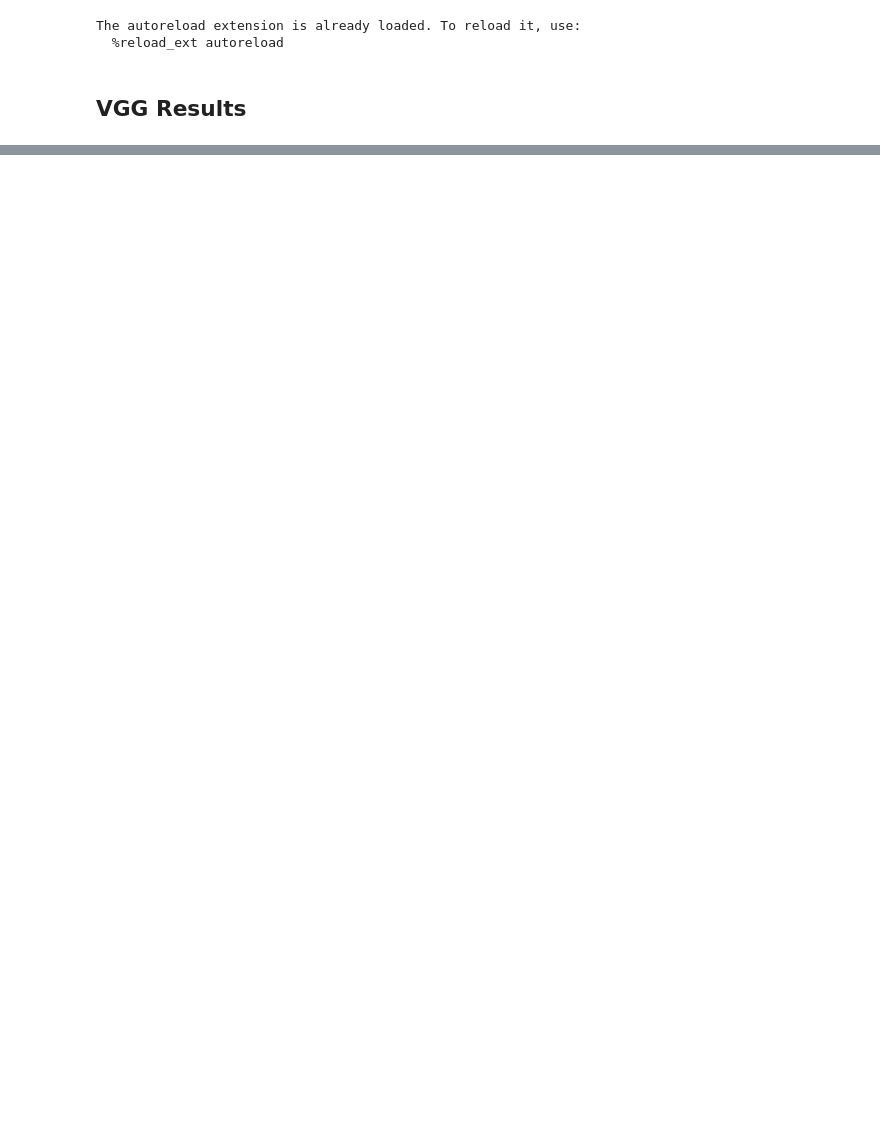
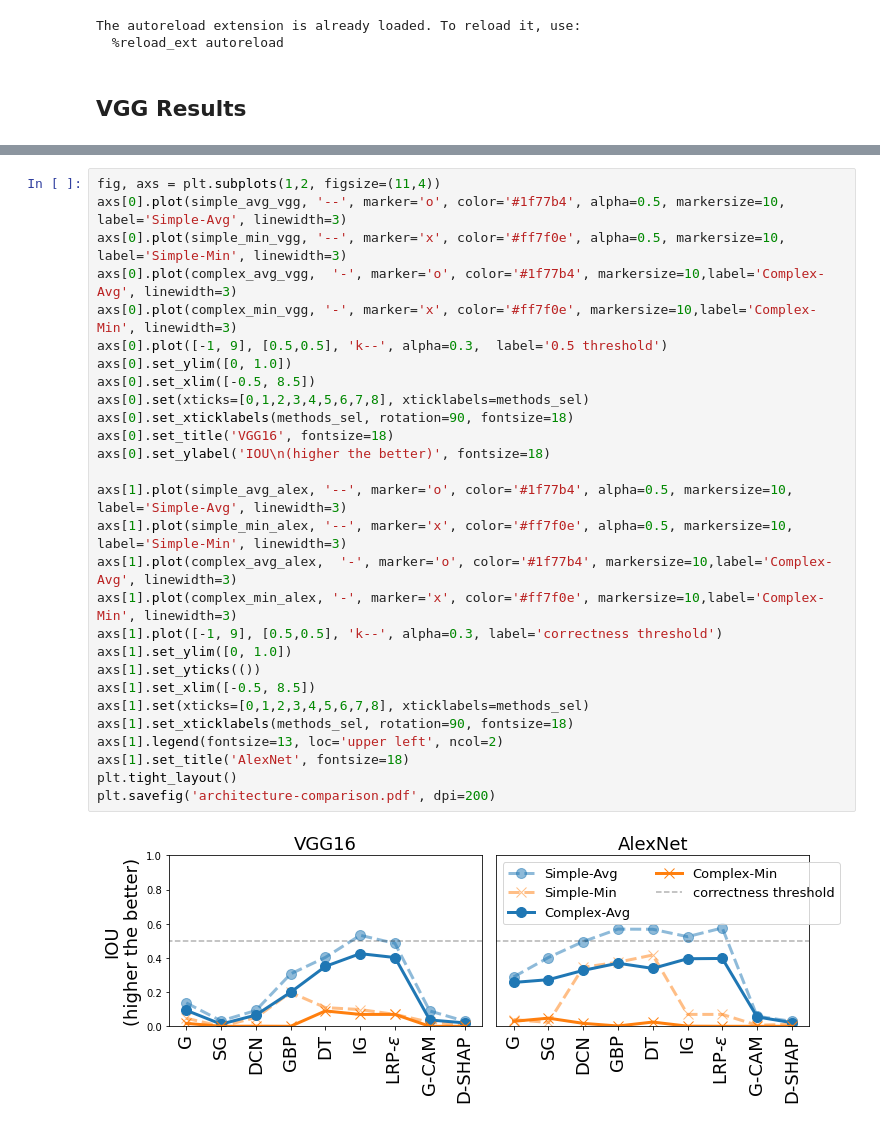
Before and after one commit to wnstlr/SMERF, a Jupyter notebook: notebooks/IOU-AFL-plots-architecture.ipynb, the cells around one changed output, grey strips where cells are left out. Saved outputs shown, nothing was run; the diff lists cells and outputs as text; blank space fills up the shorter version.

```diff
--- a/notebooks/IOU-AFL-plots-architecture.ipynb
+++ b/notebooks/IOU-AFL-plots-architecture.ipynb
@@ -339,0 +365,30 @@ plt.savefig(os.path.join(PLOT_DIR, 'result_main_buckets_%s.pdf'%(metric_type)),
+# %%
+fig, axs = plt.subplots(1,2, figsize=(11,4))
+axs[0].plot(simple_avg_vgg, '--', marker='o', color='#1f77b4', alpha=0.5, markersize=10, label='Simple-Avg', linewidth=3)
+axs[0].plot(simple_min_vgg, '--', marker='x', color='#ff7f0e', alpha=0.5, markersize=10, label='Simple-Min', linewidth=3)
+axs[0].plot(complex_avg_vgg,  '-', marker='o', color='#1f77b4', markersize=10,label='Complex-Avg', linewidth=3)
+axs[0].plot(complex_min_vgg, '-', marker='x', color='#ff7f0e', markersize=10,label='Complex-Min', linewidth=3)
+axs[0].plot([-1, 9], [0.5,0.5], 'k--', alpha=0.3,  label='0.5 threshold')
+axs[0].set_ylim([0, 1.0])
+axs[0].set_xlim([-0.5, 8.5])
+axs[0].set(xticks=[0,1,2,3,4,5,6,7,8], xticklabels=methods_sel)
+axs[0].set_xticklabels(methods_sel, rotation=90, fontsize=18)
+axs[0].set_title('VGG16', fontsize=18)
+axs[0].set_ylabel('IOU\n(higher the better)', fontsize=18)
+
+axs[1].plot(simple_avg_alex, '--', marker='o', color='#1f77b4', alpha=0.5, markersize=10, label='Simple-Avg', linewidth=3)
+axs[1].plot(simple_min_alex, '--', marker='x', color='#ff7f0e', alpha=0.5, markersize=10, label='Simple-Min', linewidth=3)
+axs[1].plot(complex_avg_alex,  '-', marker='o', color='#1f77b4', markersize=10,label='Complex-Avg', linewidth=3)
+axs[1].plot(complex_min_alex, '-', marker='x', color='#ff7f0e', markersize=10,label='Complex-Min', linewidth=3)
+axs[1].plot([-1, 9], [0.5,0.5], 'k--', alpha=0.3, label='correctness threshold')
+axs[1].set_ylim([0, 1.0])
+axs[1].set_yticks(())
+axs[1].set_xlim([-0.5, 8.5])
+axs[1].set(xticks=[0,1,2,3,4,5,6,7,8], xticklabels=methods_sel)
+axs[1].set_xticklabels(methods_sel, rotation=90, fontsize=18)
+axs[1].legend(fontsize=13, loc='upper left', ncol=2)
+axs[1].set_title('AlexNet', fontsize=18)
+plt.tight_layout()
+plt.savefig('architecture-comparison.pdf', dpi=200)
+# %% [output]
+[figure, added]
```
Also changed, not shown: parts of 3 cells of this notebook, 10 other files.
